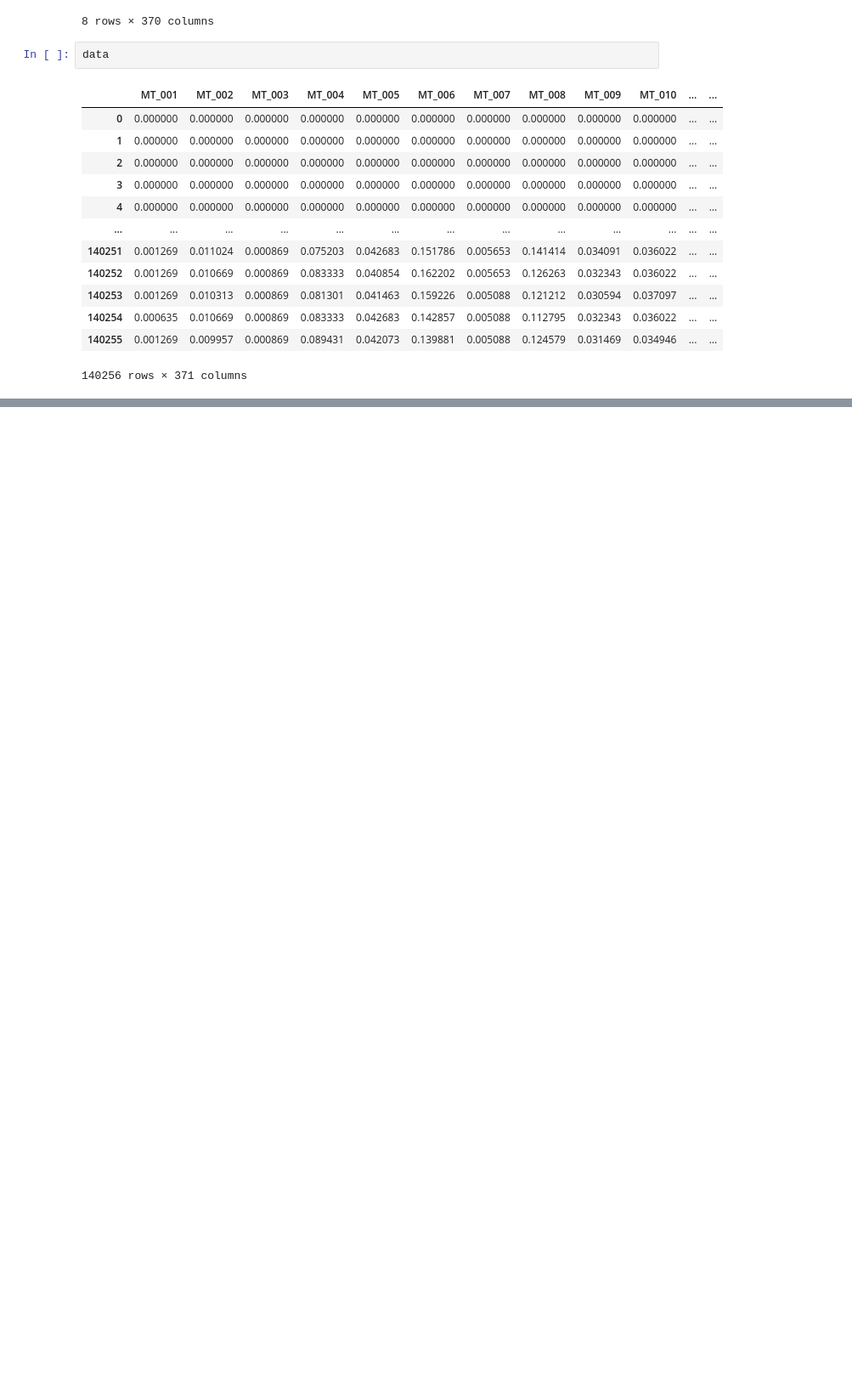
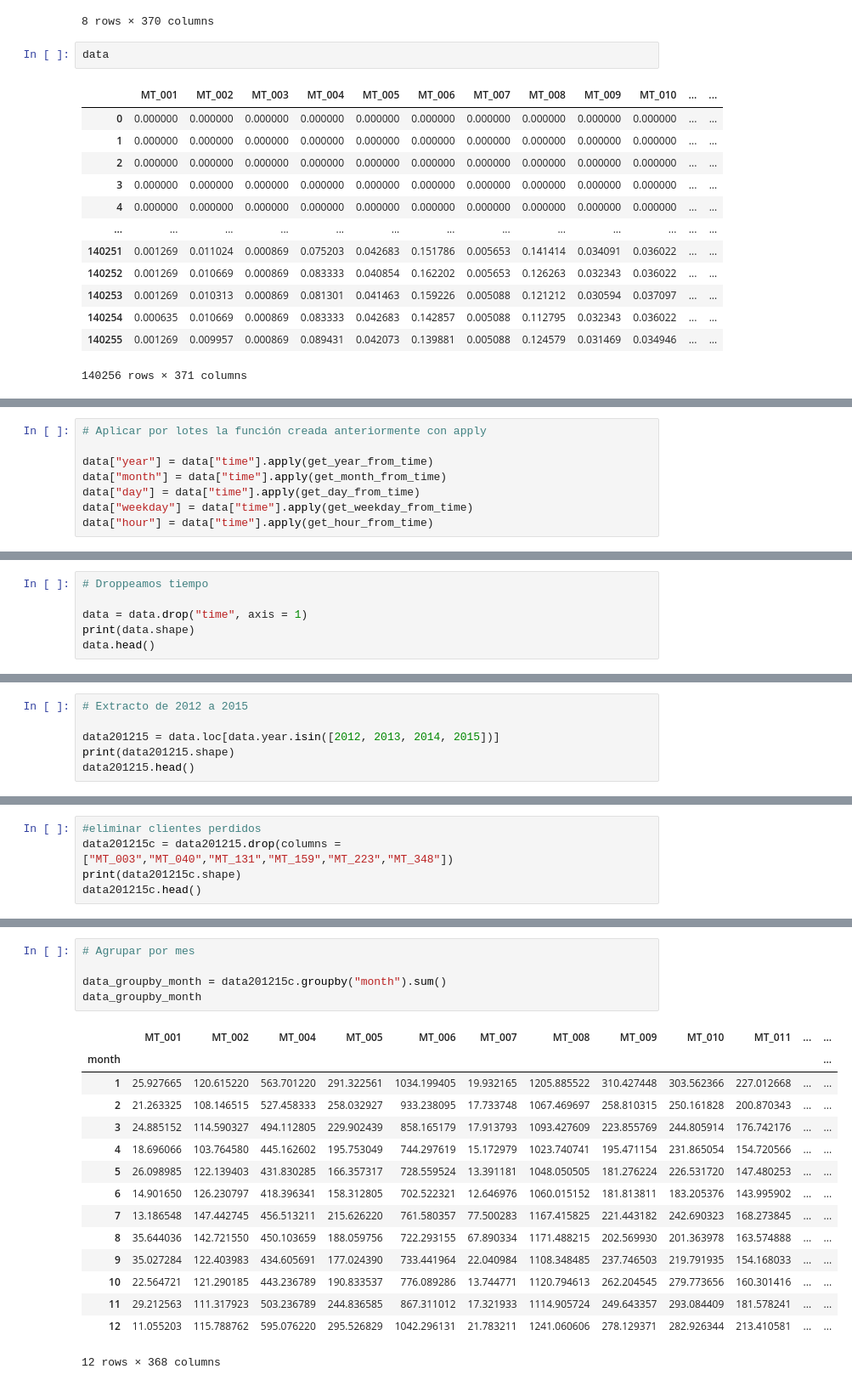
Before and after one commit to Vapss/Analisis-de-series-de-tiempo, a Jupyter notebook: Practica 1/Practica1-Real.ipynb, the cells around one changed output, grey strips where cells are left out. Shown at 85% size. Saved outputs shown, nothing was run; the diff lists cells and outputs as text; blank space fills up the shorter version.

```diff
--- a/Practica 1/Practica1-Real.ipynb
+++ b/Practica 1/Practica1-Real.ipynb
@@ -127,0 +150,8 @@ data
+# %%
+# Aplicar por lotes la función creada anteriormente con apply
+
+data["year"] = data["time"].apply(get_year_from_time)
+data["month"] = data["time"].apply(get_month_from_time)
+data["day"] = data["time"].apply(get_day_from_time)
+data["weekday"] = data["time"].apply(get_weekday_from_time)
+data["hour"] = data["time"].apply(get_hour_from_time)
@@ -127,0 +170,6 @@ data
+# %%
+# Droppeamos tiempo
+
+data = data.drop("time", axis = 1)
+print(data.shape)
+data.head()
@@ -127,0 +205,6 @@ data
+# %%
+# Extracto de 2012 a 2015
+
+data201215 = data.loc[data.year.isin([2012, 2013, 2014, 2015])]
+print(data201215.shape)
+data201215.head()
@@ -127,0 +220,5 @@ data
+# %%
+#eliminar clientes perdidos
+data201215c = data201215.drop(columns =["MT_003","MT_040","MT_131","MT_159","MT_223","MT_348"])
+print(data201215c.shape)
+data201215c.head()
@@ -127,0 +234,21 @@ data
+# %%
+# Agrupar por mes
+
+data_groupby_month = data201215c.groupby("month").sum()
+data_groupby_month
+# %% [output]
+|  | MT_001 | MT_002 | MT_004 | MT_005 | MT_006 | MT_007 | MT_008 | MT_009 | MT_010 | MT_011 | ... | ... |
+| month |  |  |  |  |  |  |  |  |  |  |  | ... |
+| 1 | 25.927665 | 120.615220 | 563.701220 | 291.322561 | 1034.199405 | 19.932165 | 1205.885522 | 310.427448 | 303.562366 | 227.012668 | ... | ... |
+| 2 | 21.263325 | 108.146515 | 527.458333 | 258.032927 | 933.238095 | 17.733748 | 1067.469697 | 258.810315 | 250.161828 | 200.870343 | ... | ... |
+| 3 | 24.885152 | 114.590327 | 494.112805 | 229.902439 | 858.165179 | 17.913793 | 1093.427609 | 223.855769 | 244.805914 | 176.742176 | ... | ... |
+| 4 | 18.696066 | 103.764580 | 445.162602 | 195.753049 | 744.297619 | 15.172979 | 1023.740741 | 195.471154 | 231.865054 | 154.720566 | ... | ... |
+| 5 | 26.098985 | 122.139403 | 431.830285 | 166.357317 | 728.559524 | 13.391181 | 1048.050505 | 181.276224 | 226.531720 | 147.480253 | ... | ... |
+| 6 | 14.901650 | 126.230797 | 418.396341 | 158.312805 | 702.522321 | 12.646976 | 1060.015152 | 181.813811 | 183.205376 | 143.995902 | ... | ... |
+| 7 | 13.186548 | 147.442745 | 456.513211 | 215.626220 | 761.580357 | 77.500283 | 1167.415825 | 221.443182 | 242.690323 | 168.273845 | ... | ... |
+| 8 | 35.644036 | 142.721550 | 450.103659 | 188.059756 | 722.293155 | 67.890334 | 1171.488215 | 202.569930 | 201.363978 | 163.574888 | ... | ... |
+| 9 | 35.027284 | 122.403983 | 434.605691 | 177.024390 | 733.441964 | 22.040984 | 1108.348485 | 237.746503 | 219.791935 | 154.168033 | ... | ... |
+| 10 | 22.564721 | 121.290185 | 443.236789 | 190.833537 | 776.089286 | 13.744771 | 1120.794613 | 262.204545 | 279.773656 | 160.301416 | ... | ... |
+| 11 | 29.212563 | 111.317923 | 503.236789 | 244.836585 | 867.311012 | 17.321933 | 1114.905724 | 249.643357 | 293.084409 | 181.578241 | ... | ... |
+| 12 | 11.055203 | 115.788762 | 595.076220 | 295.526829 | 1042.296131 | 21.783211 | 1241.060606 | 278.129371 | 282.926344 | 213.410581 | ... | ... |
+12 rows × 368 columns
```
Also changed, not shown: parts of 10 cells of this notebook, 1 other file.
